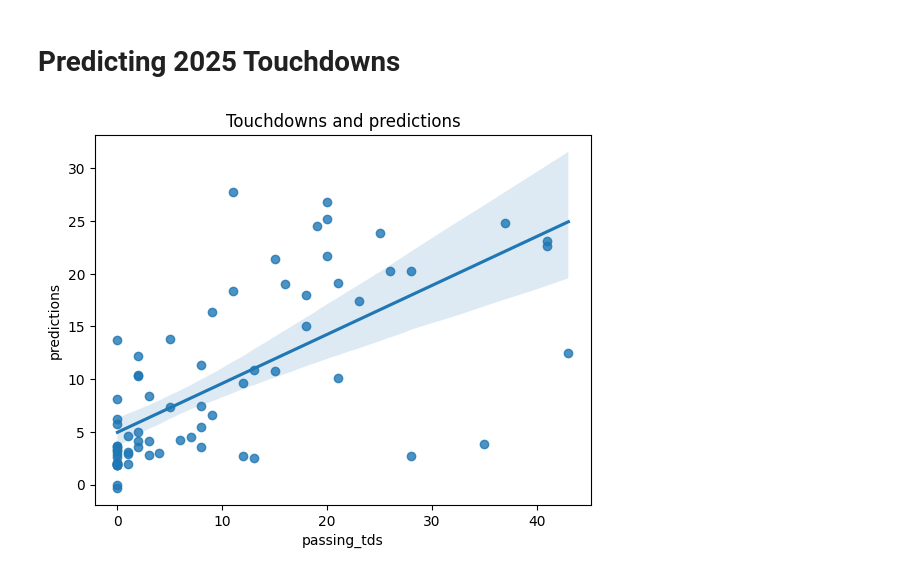
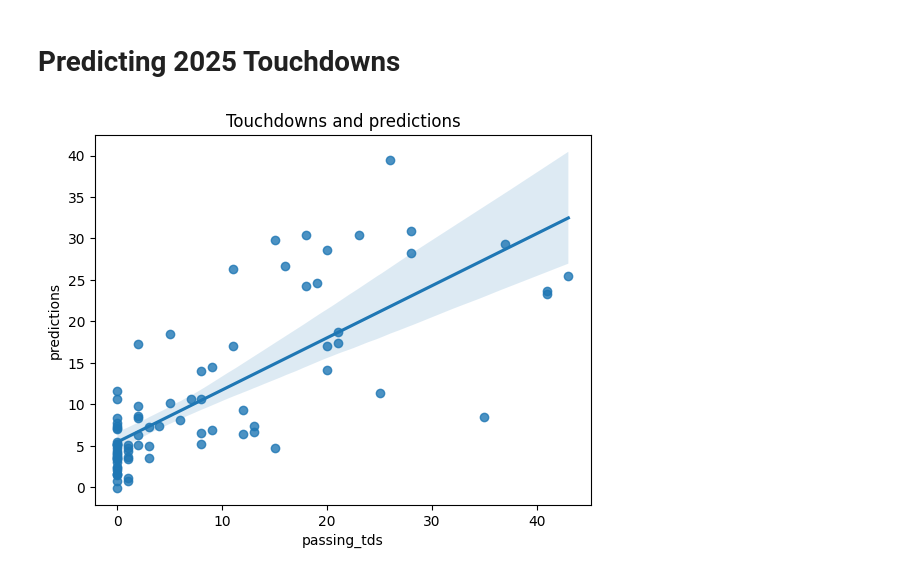
Before and after one commit to Jhonyel/NFL-TD-Regression-Model, a Jupyter notebook: RegressionFootball.ipynb, the cells around one changed output. Drawn from its saved outputs; the diff is of its cells as text; code cells hidden in the pictures.

Commit message:
collected career totals to make the predictions more accurate

```diff
--- a/RegressionFootball.ipynb
+++ b/RegressionFootball.ipynb
@@ -233,12 +297,8 @@ test_data.loc[:, ['season', 'passer_player_name', target, 'predictions']].sort_v
 # %% [markdown]
 # Predicting 2024 Touchdowns
 # %%
-# Filter out players with too few previous attempts
-min_prev_attempts = 1
-qb_stats_filtered = new_qb_stats[new_qb_stats['attempts_prev'] >= min_prev_attempts]
-
-# Then, use qb_stats_filtered to create model_data
-model_data = qb_stats_filtered.dropna(subset=features + [target]).copy()
+# Then, use qb_stats_career_prev to create model_data
+model_data = new_qb_stats_career_prev.dropna(subset=features + [target]).copy()
 
 # Train on all data prior to 2024
 train_data = model_data[model_data['season'] < 2024].copy()
@@ -290,34 +350,30 @@ test_data.loc[:, ['season', 'passer_player_name', target, 'predictions']].sort_v
 # %% [markdown]
 # Predicting 2025 Touchdowns
 # %%
-# Filter out players with too few previous attempts
-min_prev_attempts = 1
-qb_stats_filtered = new_qb_stats[new_qb_stats['attempts_prev'] >= min_prev_attempts]
-
-# Then, use qb_stats_filtered to create model_data
-model_data = qb_stats_filtered.dropna(subset=features + [target]).copy()
+# Then, use qb_stats_career_prev to create model_data
+model_data = new_qb_stats_career_prev.dropna(subset=features + [target]).copy()
 
 # Train on all data prior to 2024
 train_data = model_data[model_data['season'] <= 2024].copy()
 
 #creating the model and fitting it to the training data
 model=LinearRegression()
 model.fit(train_data.loc[:, features], train_data[target])
 
 #predicting the test data
 predictions = model.predict(test_data.loc[:, features])
 
 predictions = pd.Series(predictions, index=test_data.index)
 
 test_data = test_data.copy()
 test_data.loc[:, 'predictions'] = predictions
 
 #visualizing the results
 sns.regplot(data=test_data, x=target, y='predictions')
 plt.title("Touchdowns and predictions")
 plt.show()
 # %% [output]
-[figure, old version]
+[figure, new version]
 # %%
 # Plotting the top 10 predictions vs actual touchdowns
 test_data.loc[:, ['season', 'passer_player_name', target, 'predictions']].sort_values('predictions', ascending=False).head(10)
```
Also changed, not shown: parts of 11 cells of this notebook.
